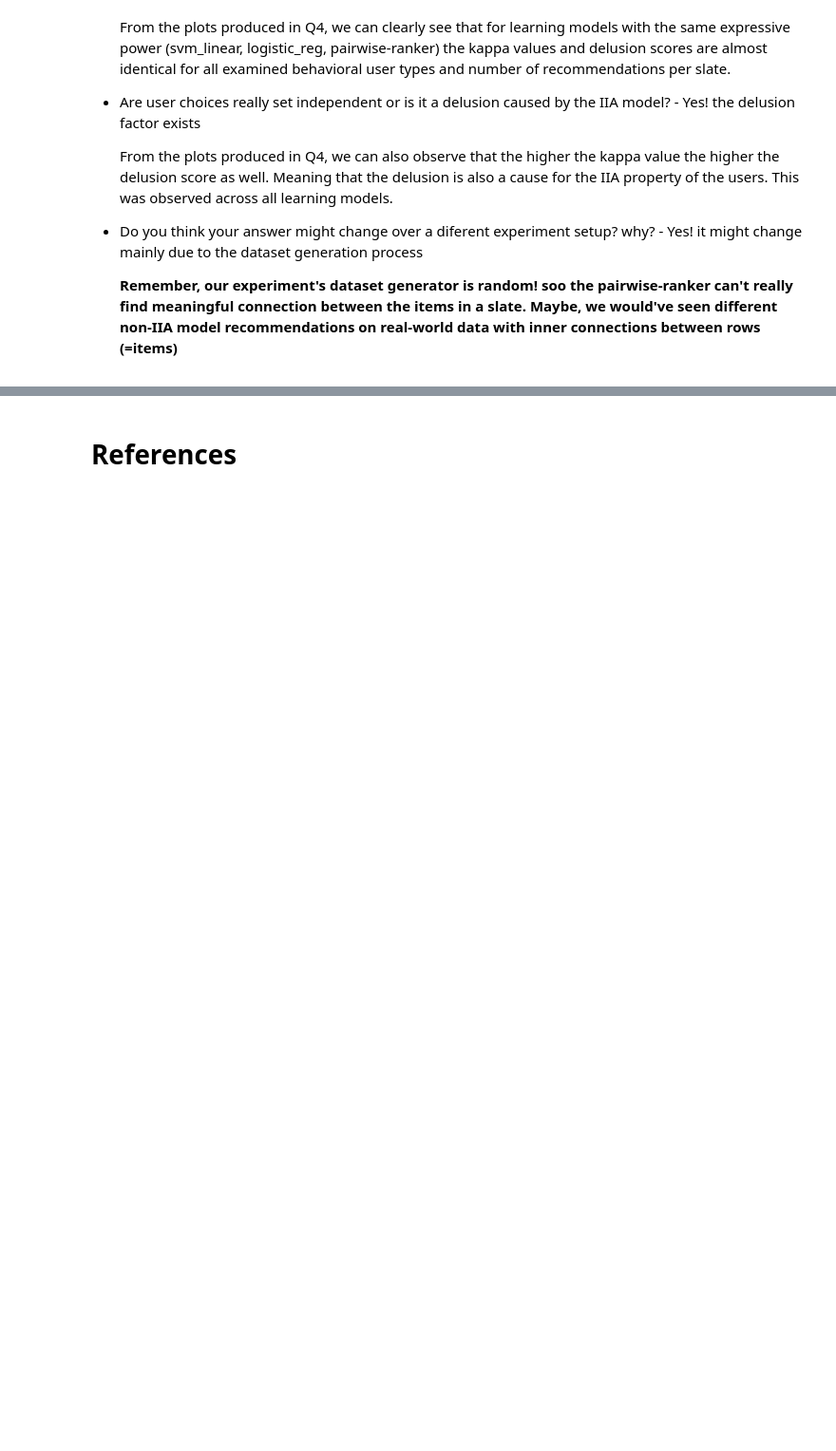
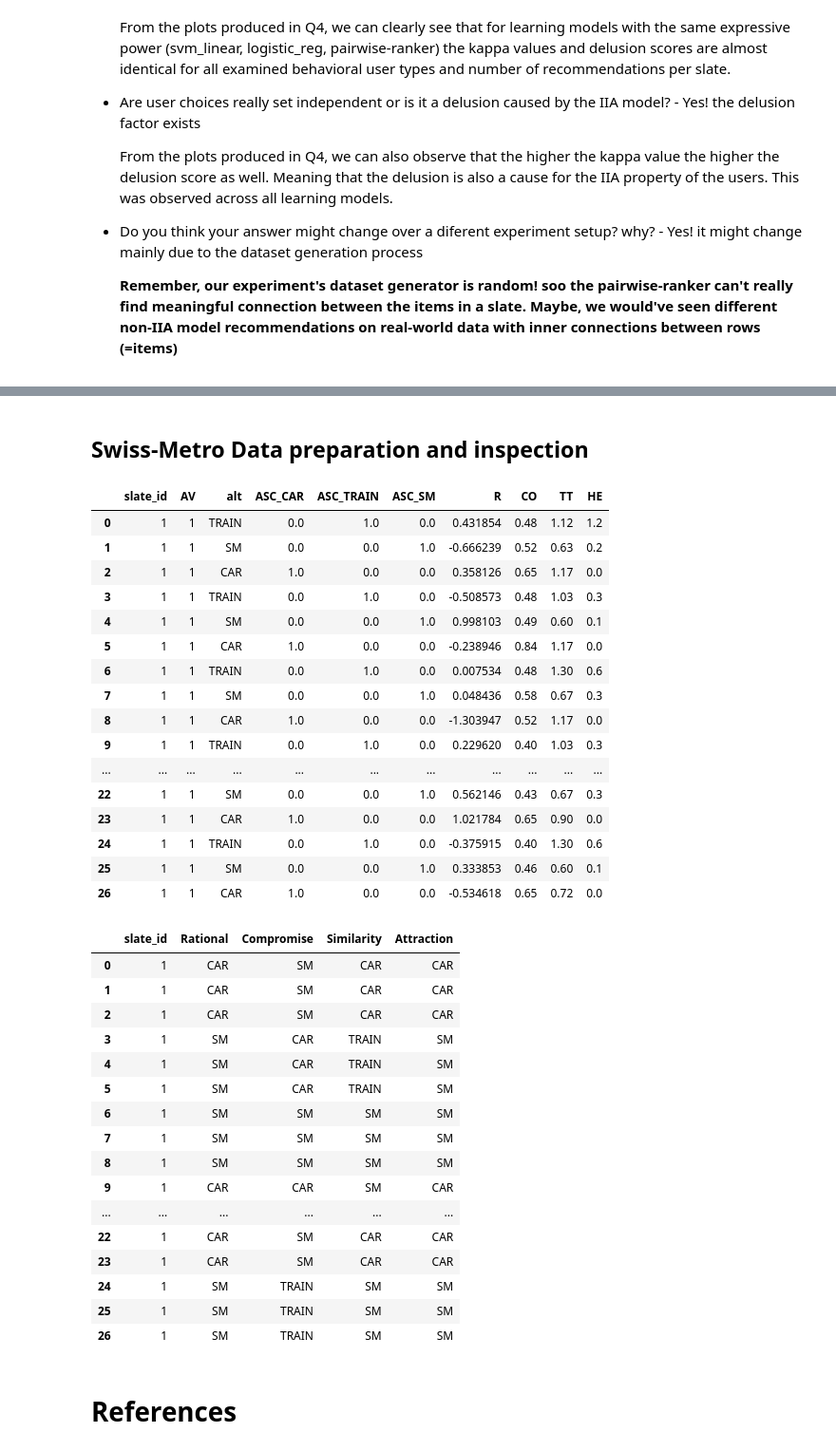
Before and after one commit to dorin133/MLHB_final_project, a Jupyter notebook: project.ipynb, the cells around one changed output, grey strips where cells are left out. Shown at 95% size. Saved outputs shown, nothing was run; the diff lists cells and outputs as text; code cells hidden in the pictures; blank space fills up the shorter version.

Commit message:
added introduction to swissmetro data

```diff
--- a/project.ipynb
+++ b/project.ipynb
@@ -1350,0 +1363,2 @@ In the first part of the assignment, we evaluated the IIA property of the choice
+# %% [markdown]
+## Swiss-Metro Data preparation and inspection
@@ -1351,3 +1445,46 @@ In the first part of the assignment, we evaluated the IIA property of the choice
+# %%
+sm_data = SwissMetro()
+X_train, X_test, y_train, y_test = sm_data.generate_datasets()
+
+display(
+    X_train.head(27),
+    y_train.head(27)
+)
+# %% [output]
+|  | slate_id | AV | alt | ASC_CAR | ASC_TRAIN | ASC_SM | R | CO | TT | HE |
+| 0 | 1 | 1 | TRAIN | 0.0 | 1.0 | 0.0 | 0.431854 | 0.48 | 1.12 | 1.2 |
+| 1 | 1 | 1 | SM | 0.0 | 0.0 | 1.0 | -0.666239 | 0.52 | 0.63 | 0.2 |
+| 2 | 1 | 1 | CAR | 1.0 | 0.0 | 0.0 | 0.358126 | 0.65 | 1.17 | 0.0 |
+| 3 | 1 | 1 | TRAIN | 0.0 | 1.0 | 0.0 | -0.508573 | 0.48 | 1.03 | 0.3 |
+| 4 | 1 | 1 | SM | 0.0 | 0.0 | 1.0 | 0.998103 | 0.49 | 0.60 | 0.1 |
+| 5 | 1 | 1 | CAR | 1.0 | 0.0 | 0.0 | -0.238946 | 0.84 | 1.17 | 0.0 |
+| 6 | 1 | 1 | TRAIN | 0.0 | 1.0 | 0.0 | 0.007534 | 0.48 | 1.30 | 0.6 |
+| 7 | 1 | 1 | SM | 0.0 | 0.0 | 1.0 | 0.048436 | 0.58 | 0.67 | 0.3 |
+| 8 | 1 | 1 | CAR | 1.0 | 0.0 | 0.0 | -1.303947 | 0.52 | 1.17 | 0.0 |
+| 9 | 1 | 1 | TRAIN | 0.0 | 1.0 | 0.0 | 0.229620 | 0.40 | 1.03 | 0.3 |
+| ... | ... | ... | ... | ... | ... | ... | ... | ... | ... | ... |
+| 22 | 1 | 1 | SM | 0.0 | 0.0 | 1.0 | 0.562146 | 0.43 | 0.67 | 0.3 |
+| 23 | 1 | 1 | CAR | 1.0 | 0.0 | 0.0 | 1.021784 | 0.65 | 0.90 | 0.0 |
+| 24 | 1 | 1 | TRAIN | 0.0 | 1.0 | 0.0 | -0.375915 | 0.40 | 1.30 | 0.6 |
+| 25 | 1 | 1 | SM | 0.0 | 0.0 | 1.0 | 0.333853 | 0.46 | 0.60 | 0.1 |
+| 26 | 1 | 1 | CAR | 1.0 | 0.0 | 0.0 | -0.534618 | 0.65 | 0.72 | 0.0 |
+|  | slate_id | Rational | Compromise | Similarity | Attraction |
+| 0 | 1 | CAR | SM | CAR | CAR |
+| 1 | 1 | CAR | SM | CAR | CAR |
+| 2 | 1 | CAR | SM | CAR | CAR |
+| 3 | 1 | SM | CAR | TRAIN | SM |
+| 4 | 1 | SM | CAR | TRAIN | SM |
+| 5 | 1 | SM | CAR | TRAIN | SM |
+| 6 | 1 | SM | SM | SM | SM |
+| 7 | 1 | SM | SM | SM | SM |
+| 8 | 1 | SM | SM | SM | SM |
+| 9 | 1 | CAR | CAR | SM | CAR |
+| ... | ... | ... | ... | ... | ... |
+| 22 | 1 | CAR | SM | CAR | CAR |
+| 23 | 1 | CAR | SM | CAR | CAR |
+| 24 | 1 | SM | TRAIN | SM | SM |
+| 25 | 1 | SM | TRAIN | SM | SM |
+| 26 | 1 | SM | TRAIN | SM | SM |
 # %% [markdown]
 # References
 # %% [markdown]
```
Also changed, not shown: parts of 5 cells of this notebook.
